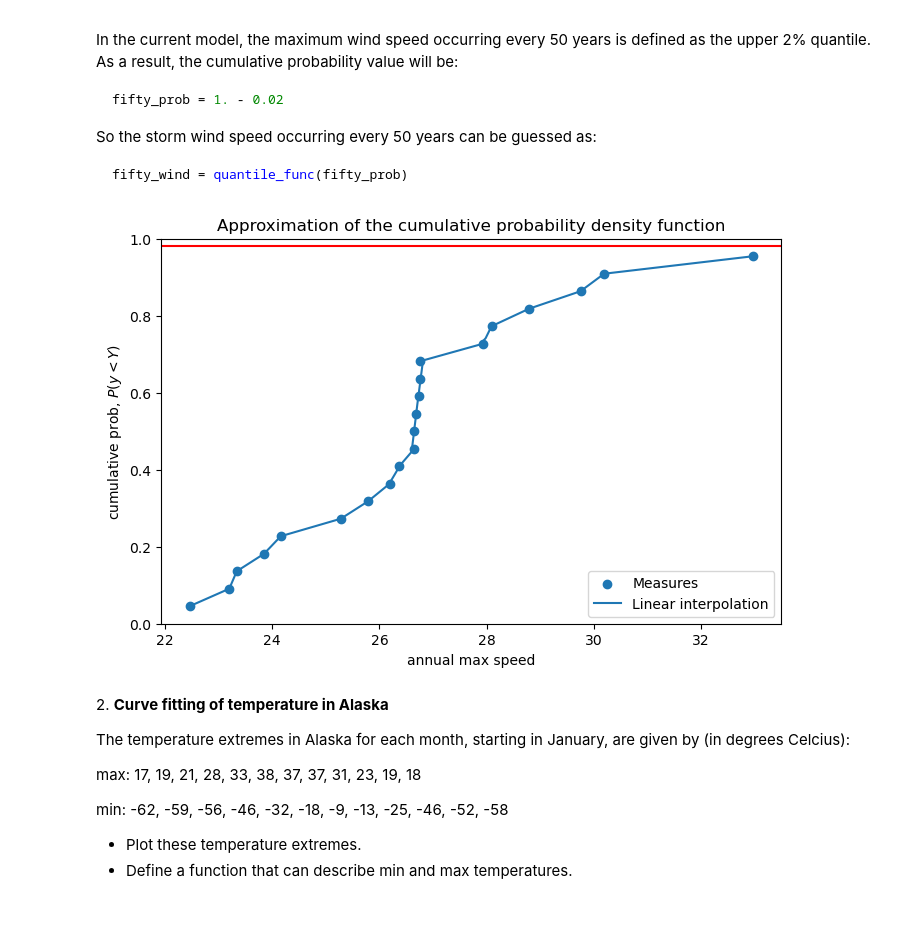
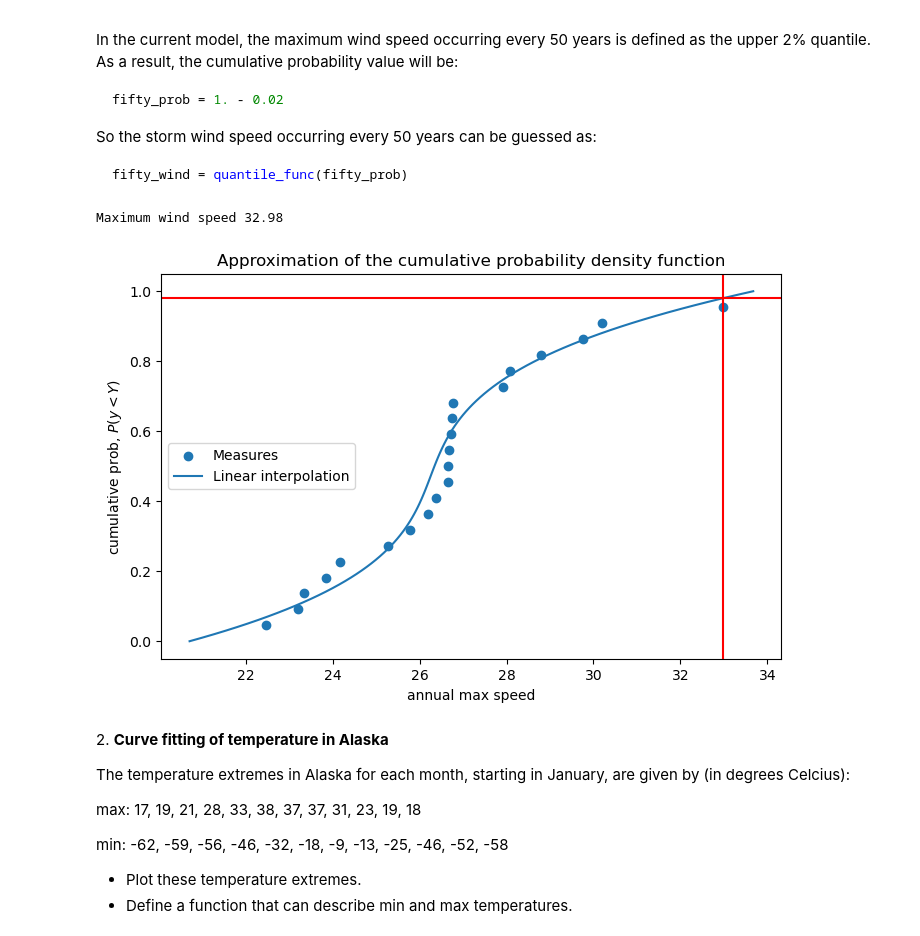
Before and after one commit to lorenzorizzi17/LaboratoryOfComputationalPhysics_Y7, a Jupyter notebook: 09ex_Algorithms.ipynb, the cells around one changed output. Drawn from its saved outputs; the diff is of its cells as text; code cells hidden in the pictures.

```diff
--- a/09ex_Algorithms.ipynb
+++ b/09ex_Algorithms.ipynb
@@ -31,30 +31,34 @@ fifty_wind = quantile_func(fifty_prob)
 # %%
 import numpy as np
 import matplotlib.pyplot as plt
-from scipy.interpolate import interp1d
+from scipy.interpolate import UnivariateSpline
 
 max_speeds = np.load('max-speeds.npy')
 years_nb = max_speeds.shape[0]
 
 # we first need to sort the data (random variable)
 max_speeds.sort()
 # and create the cumulative probabilities
 cprob = [i / (years_nb+1) for i in range(1,years_nb+1)]
-
 fig, ax = plt.subplots(figsize=(8,5))
 ax.scatter(max_speeds, cprob, label = "Measures")
 ax.set_xlabel("annual max speed")
 ax.set_ylabel("cumulative prob, $P( y < Y)$")
 ax.set_title("Approximation of the cumulative probability density function")
-quantile_func = interp1d(max_speeds, cprob, kind = "linear")
-ax.plot(np.linspace(np.min(max_speeds),np.max(max_speeds),100), quantile_func(np.linspace(np.min(max_speeds),np.max(max_speeds),100)), label = "Linear interpolation" )
+quantile_func = UnivariateSpline(cprob, np.sort(max_speeds))
+function = quantile_func(np.linspace(0,1,100))
+ax.plot(function, np.linspace(0,1,100), label = "Linear interpolation" )
 ax.legend(loc = "best")
 plt.axhline(y = 0.98,c= "r")
 
+fifty_wind = quantile_func(0.98)
+print(f"Maximum wind speed {fifty_wind:.2f}")
 
+plt.axvline(x=fifty_wind, c = "r")
 plt.show()
 # %% [output]
+Maximum wind speed 32.98
-[figure, old version]
+[figure, new version]
 # %% [markdown]
 2\. **Curve fitting of temperature in Alaska**
 
```
Also changed, not shown: parts of 4 cells of this notebook, 55 other files.
